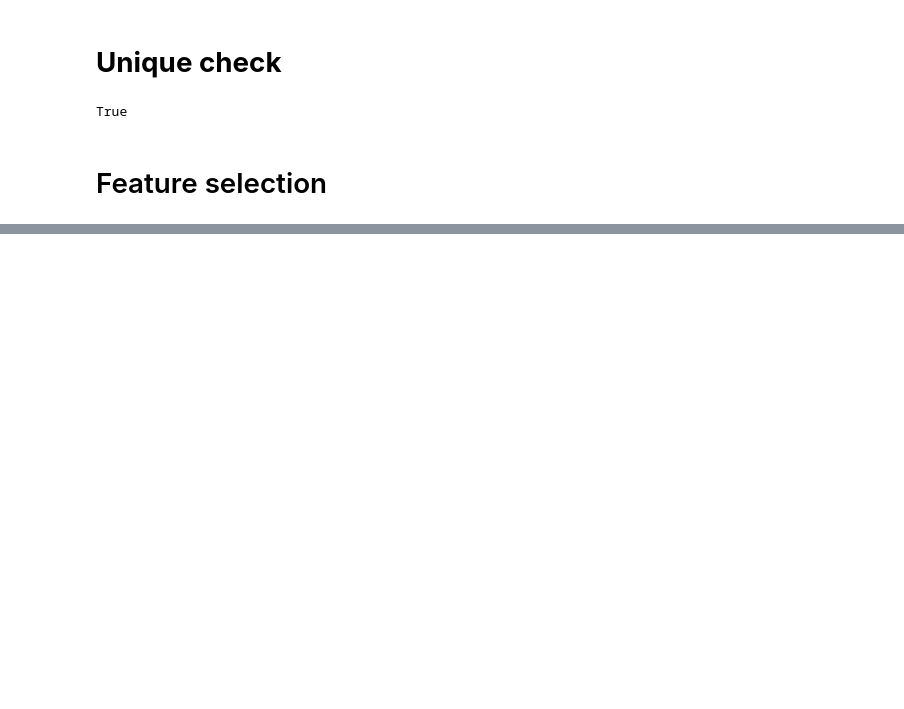
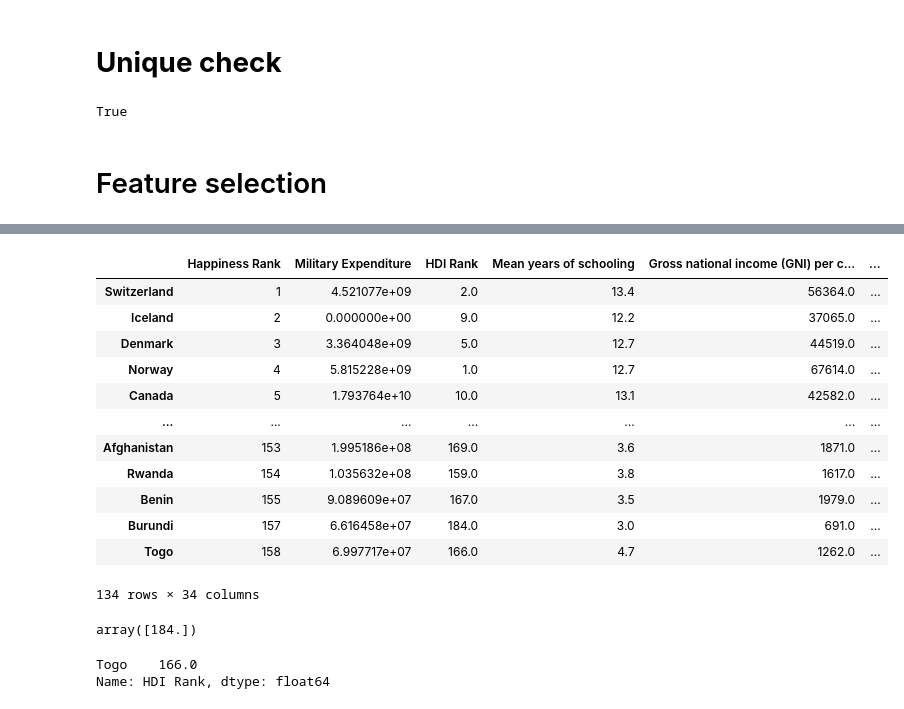
Before and after one commit to OlehZherebetskiy/LPNU-studing, a Jupyter notebook: 3.5 course/VVD/Lab1/bdplab1.ipynb, the cells around one changed output, grey strips where cells are left out. Drawn from its saved outputs; the diff is of its cells as text; code cells hidden in the pictures; blank space fills up the shorter version.

```diff
--- a/3.5 course/VVD/Lab1/bdplab1.ipynb
+++ b/3.5 course/VVD/Lab1/bdplab1.ipynb
@@ -345,0 +680,59 @@ happiness = happiness[["Happiness Rank", "Happiness Score", "Economy (GDP per Ca
+# %%
+happiness2
+# %% [output]
+|  | Happiness Rank | Military Expenditure | HDI Rank | Mean years of schooling | Gross national income (GNI) per c... | ... |
+| Switzerland | 1 | 4.521077e+09 | 2.0 | 13.4 | 56364.0 | ... |
+| Iceland | 2 | 0.000000e+00 | 9.0 | 12.2 | 37065.0 | ... |
+| Denmark | 3 | 3.364048e+09 | 5.0 | 12.7 | 44519.0 | ... |
+| Norway | 4 | 5.815228e+09 | 1.0 | 12.7 | 67614.0 | ... |
+| Canada | 5 | 1.793764e+10 | 10.0 | 13.1 | 42582.0 | ... |
+| ... | ... | ... | ... | ... | ... | ... |
+| Afghanistan | 153 | 1.995186e+08 | 169.0 | 3.6 | 1871.0 | ... |
+| Rwanda | 154 | 1.035632e+08 | 159.0 | 3.8 | 1617.0 | ... |
+| Benin | 155 | 9.089609e+07 | 167.0 | 3.5 | 1979.0 | ... |
+| Burundi | 157 | 6.616458e+07 | 184.0 | 3.0 | 691.0 | ... |
+| Togo | 158 | 6.997717e+07 | 166.0 | 4.7 | 1262.0 | ... |
+134 rows × 34 columns
+# %%
+t = happiness2[[
+    'Happiness Rank',
+'Military Expenditure',
+'Mean years of schooling',
+'Gross national income (GNI) per capita',
+'GNI per capita rank minus HDI rank',
+'Gender Development Index Group',
+'Life expectancy at birth Female',
+'Life expectancy at birth Male',
+'Mean years of schooling Female',
+'Mean years of schooling Male',
+'Estimated gross national income per capita Female',
+'Estimated gross national income per capita Male',
+'Share of seats in parliament (% held by women)',
+'Labour force participation rate (% ages 15 and older) Female ',
+'Population Urban 2015 %',
+'Population Under age 5 (millions) 2015',
+'Population Ages 65 and older (millions) 2015',
+'Population Median age (years) 2015',
+'Dependency Ration Young age (0–14) /(per 100 people ages 15–64)',
+'Dependency Ratio Old age (65 and older) /(per 100 people ages 15–64)',
+'Infants lacking immunization DTP (% of one-year-olds)',
+'Infants lacking immunization Measles (% of one-year-olds)',
+'Mortality rates Infant (per 1,000 live births) 2015',
+'Mortality rates Under-five (per 1,000 live births) 2015',
+'Employment to population ratio (% ages 15 and older) ',
+'Labour force participation rate (% ages 15 and older)',
+'Total Unemployment (% of labour force) 2015',
+'Mandatory paid maternity leave (days)',
+'Inequality-adjusted HDI (IHDI) Over loss(%)',
+'Difference from HDI rank',
+'Coefficient of human inequality',
+'Inequality in education(%)',
+'Inequality in income (%)']][133:134]
+clf.predict(t)
+# %% [output]
+array([184.])
+# %%
+happiness2['HDI Rank'][133:134]
+# %% [output]
+Togo    166.0
+Name: HDI Rank, dtype: float64
```
Also changed, not shown: parts of 43 cells of this notebook.
